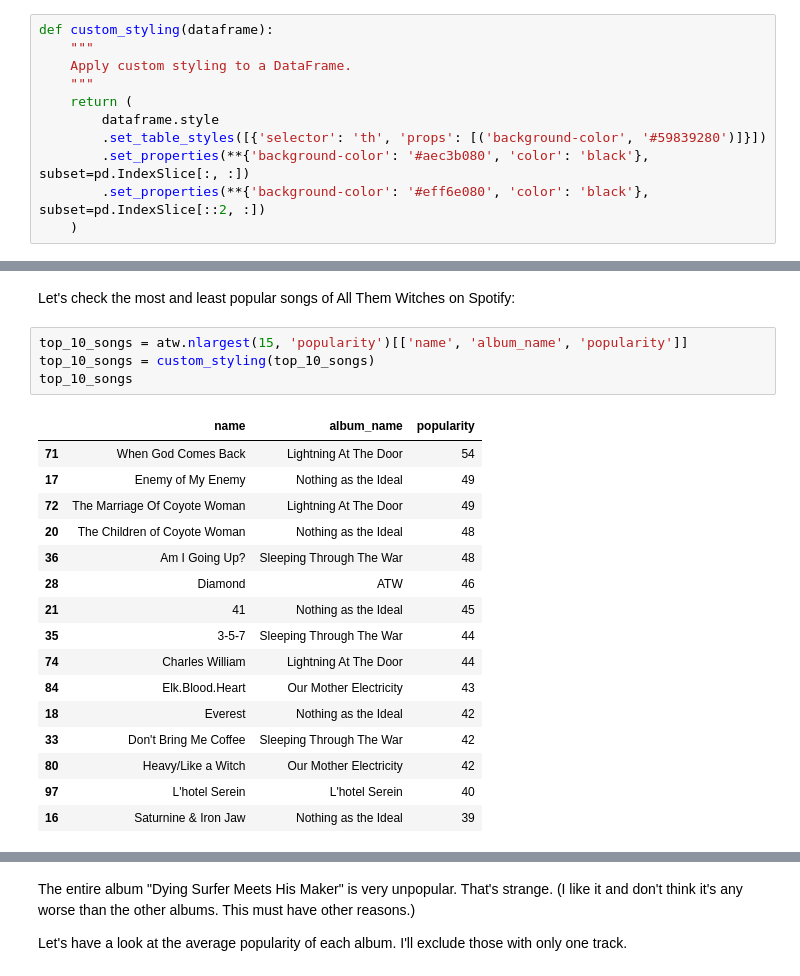
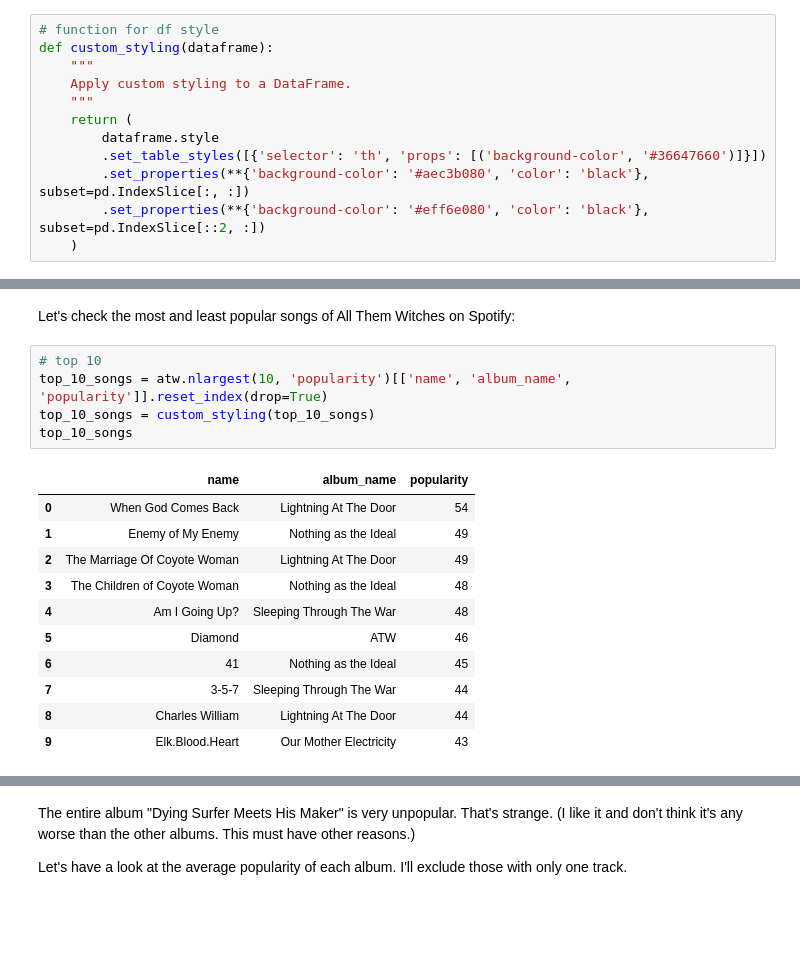
Before and after one commit to scheinmensch/Spotify, a Jupyter notebook: AllThemWitches.ipynb, the cells around one changed output, grey strips where cells are left out. Drawn from its saved outputs; the diff is of its cells as text; blank space fills up the shorter version.

```diff
--- a/AllThemWitches.ipynb
+++ b/AllThemWitches.ipynb
@@ -21,11 +24,12 @@ plt.show();
 # %%
+# function for df style
 def custom_styling(dataframe):
     """
     Apply custom styling to a DataFrame.
     """
     return (
         dataframe.style
-        .set_table_styles([{'selector': 'th', 'props': [('background-color', '#59839280')]}])
+        .set_table_styles([{'selector': 'th', 'props': [('background-color', '#36647660')]}])
         .set_properties(**{'background-color': '#aec3b080', 'color': 'black'}, subset=pd.IndexSlice[:, :])
         .set_properties(**{'background-color': '#eff6e080', 'color': 'black'}, subset=pd.IndexSlice[::2, :])
     )
@@ -145,24 +162,20 @@ atw = atw[~atw['album_name'].isin(['Live On The Internet', 'Live In Brussels', '
 # %% [markdown]
 Let's check the most and least popular songs of All Them Witches on Spotify:
 # %%
-top_10_songs = atw.nlargest(15, 'popularity')[['name', 'album_name', 'popularity']]
+# top 10
+top_10_songs = atw.nlargest(10, 'popularity')[['name', 'album_name', 'popularity']].reset_index(drop=True)
 top_10_songs = custom_styling(top_10_songs)
 top_10_songs
 # %% [output]
 |  | name | album_name | popularity |
-| 71 | When God Comes Back | Lightning At The Door | 54 |
-| 17 | Enemy of My Enemy | Nothing as the Ideal | 49 |
-| 72 | The Marriage Of Coyote Woman | Lightning At The Door | 49 |
-| 20 | The Children of Coyote Woman | Nothing as the Ideal | 48 |
-| 36 | Am I Going Up? | Sleeping Through The War | 48 |
-| 28 | Diamond | ATW | 46 |
-| 21 | 41 | Nothing as the Ideal | 45 |
-| 35 | 3-5-7 | Sleeping Through The War | 44 |
-| 74 | Charles William | Lightning At The Door | 44 |
-| 84 | Elk.Blood.Heart | Our Mother Electricity | 43 |
-| 18 | Everest | Nothing as the Ideal | 42 |
-| 33 | Don't Bring Me Coffee | Sleeping Through The War | 42 |
-| 80 | Heavy/Like a Witch | Our Mother Electricity | 42 |
-| 97 | L'hotel Serein | L'hotel Serein | 40 |
-| 16 | Saturnine & Iron Jaw | Nothing as the Ideal | 39 |
+| 0 | When God Comes Back | Lightning At The Door | 54 |
+| 1 | Enemy of My Enemy | Nothing as the Ideal | 49 |
+| 2 | The Marriage Of Coyote Woman | Lightning At The Door | 49 |
+| 3 | The Children of Coyote Woman | Nothing as the Ideal | 48 |
+| 4 | Am I Going Up? | Sleeping Through The War | 48 |
+| 5 | Diamond | ATW | 46 |
+| 6 | 41 | Nothing as the Ideal | 45 |
+| 7 | 3-5-7 | Sleeping Through The War | 44 |
+| 8 | Charles William | Lightning At The Door | 44 |
+| 9 | Elk.Blood.Heart | Our Mother Electricity | 43 |
 # %%
```
Also changed, not shown: parts of 23 cells of this notebook.
